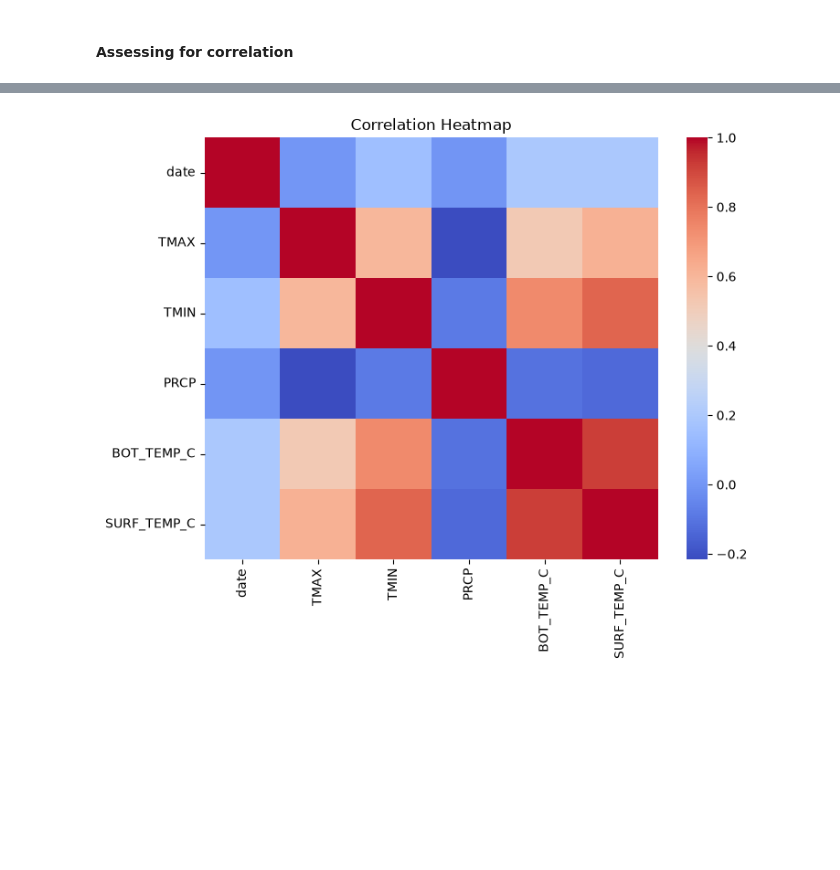
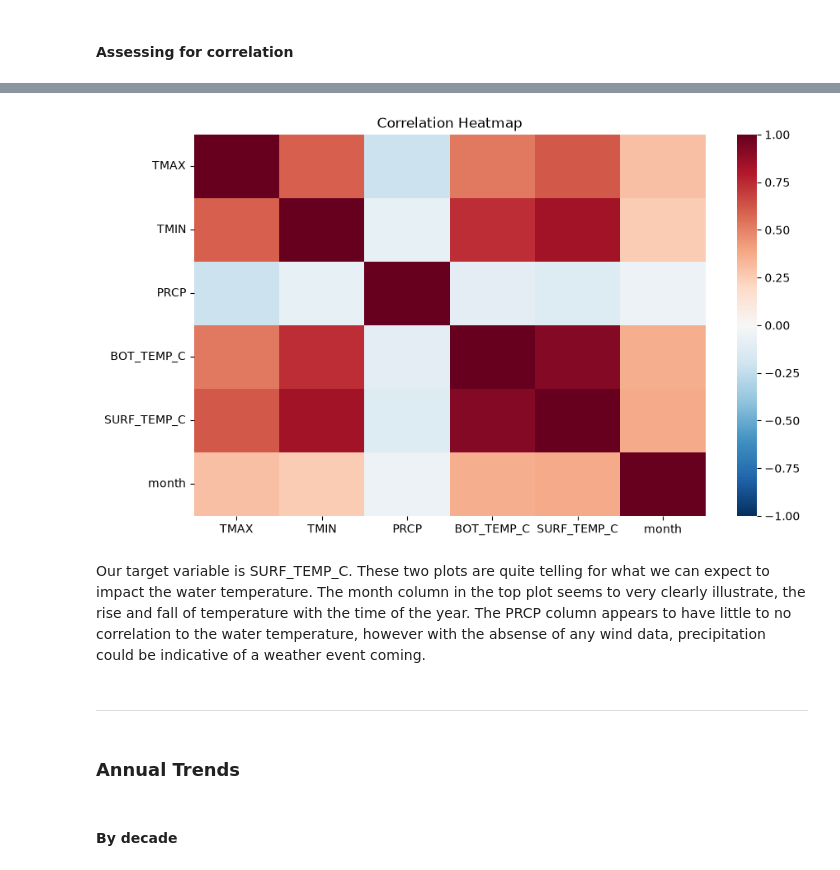
Before and after one commit to spencercody/scripps-water-temp, a Jupyter notebook: src/modeling/notebook/02-eda.ipynb, the cells around one changed output, grey strips where cells are left out. Cells and saved outputs as stored; diff of their text form; code cells hidden in the pictures; blank space fills up the shorter version.

```diff
--- a/src/modeling/notebook/02-eda.ipynb
+++ b/src/modeling/notebook/02-eda.ipynb
@@ -71,3 +73,7 @@ dtype: int64
+# %%
+df['month'] = df.date.dt.month.astype(int)
+df['day'] = df.date.dt.day.astype(int)
+df['year'] = df.date.dt.year.astype(int)
 # %% [markdown]
 #### 3. Individual Variable Analysis
 # %%
@@ -153,0 +155,5 @@ plt.show()
+# %%
+correlation_cols = ['TMAX', 'TMIN', 'PRCP', 'BOT_TEMP_C', 'SURF_TEMP_C', 'month',]
+corr_df = df[correlation_cols]
+sns.pairplot(corr_df)
+plt.show()
@@ -154,2 +162,3 @@ plt.show()
 # %%
-corr_matrix = df.corr()
+corr_matrix = corr_df.corr()
+corr_matrix
@@ -166,7 +173,22 @@ corr_matrix
 # %%
-plt.figure(figsize=(8,6))
+plt.figure(figsize=(10,6))
 plt.title('Correlation Heatmap')
-sns.heatmap(corr_matrix, cmap='coolwarm', fmt=".1f")
+mask = np.triu(np.ones_like(corr_matrix, dtype=bool))
+sns.heatmap(corr_matrix,
+            cmap='RdBu_r',
+            fmt=".1f",
+            vmin=-1,
+            vmax=1,
+            #mask=mask
+            )
 plt.show()
 # %% [output]
-[figure, old version]
+[figure, new version]
+# %% [markdown]
+Our target variable is SURF_TEMP_C. These two plots are quite telling for what we can expect to impact the water temperature. The month column in the top plot seems to very clearly illustrate, the rise and fall of temperature with the time of the year. The PRCP column appears to have little to no correlation to the water temperature, however with the absense of any wind data, precipitation could be indicative of a weather event coming.
+# %% [markdown]
+---
+# %% [markdown]
+### Annual Trends
+# %% [markdown]
+#### By decade
```
Also changed, not shown: parts of 22 cells of this notebook.
